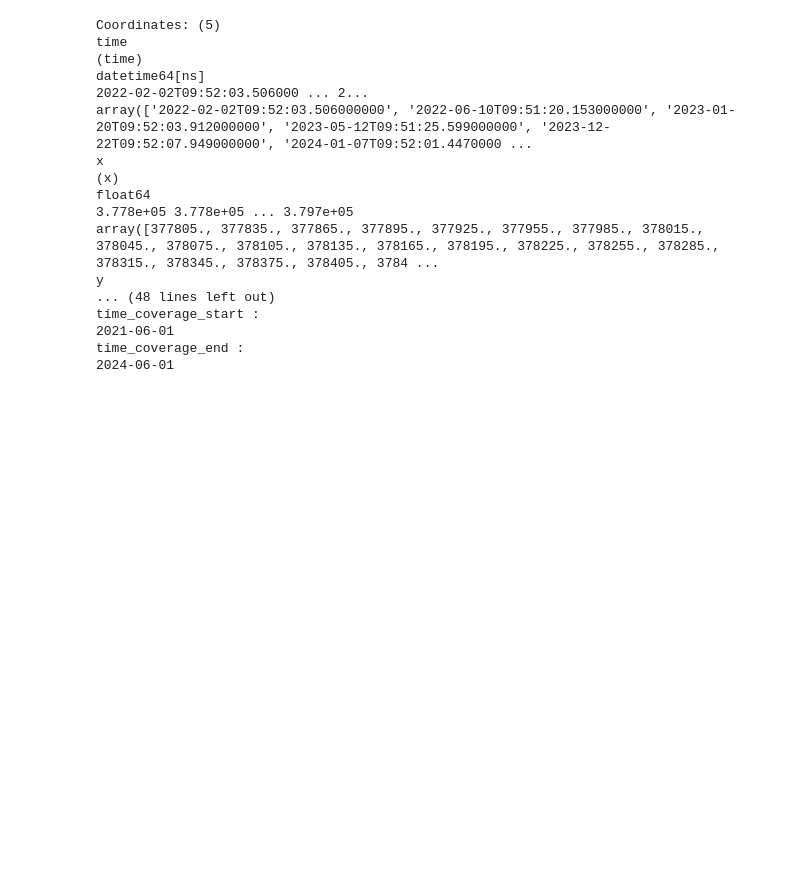
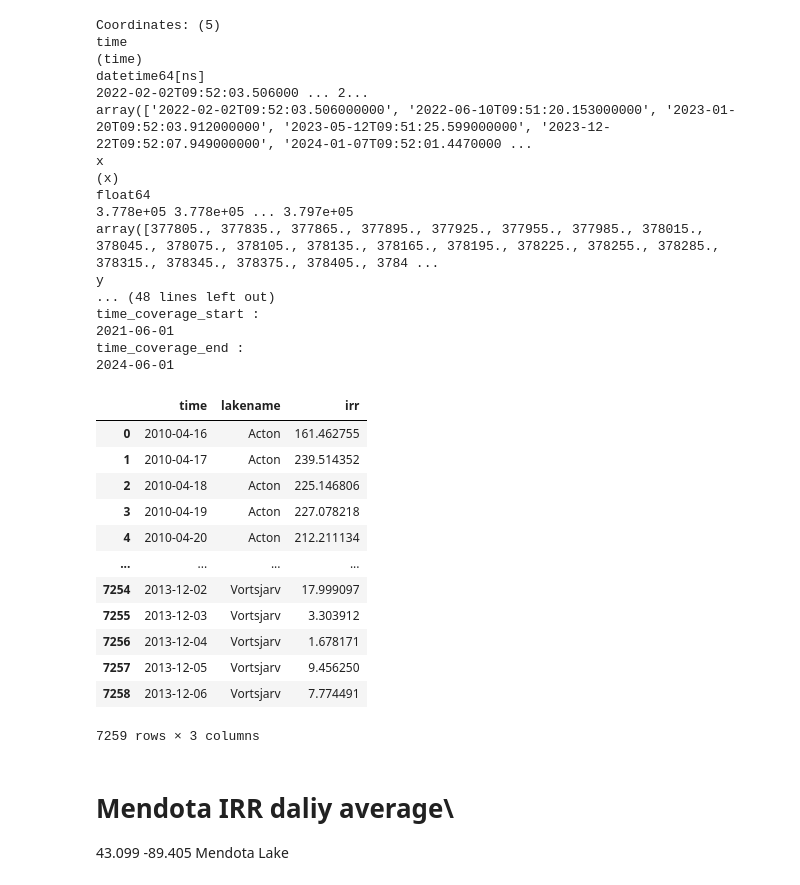
Before and after one commit to shijiarui-rs/colab_sjr_rs_w, a Jupyter notebook: CUBO_TEST_DEMO.ipynb, the cells around one changed output. Drawn from its saved outputs; the diff is of its cells as text; code cells hidden in the pictures; blank space fills up the shorter version.

```diff
--- a/CUBO_TEST_DEMO.ipynb
+++ b/CUBO_TEST_DEMO.ipynb
@@ -481,3 +481,52 @@ time_coverage_start :
 2021-06-01
 time_coverage_end :
 2024-06-01
+# %%
+from tqdm import tqdm
+import numpy as np
+import dask.array as da
+data_lake = pd.DataFrame()
+for ii in tqdm(range(len(merged_df)), desc="Processing Lakes"):
+  tmp_df = pd.DataFrame()
+  c = merged_df.iloc[ii,0]
+  center_lat = merged_df.iloc[ii,1]
+  center_lon = merged_df.iloc[ii,2]
+  start_time= merged_df.iloc[ii,-2]
+  end_time= merged_df.iloc[ii,-1]
+
+  #ERA5 IRR
+  da_IRR = cubo.create(
+    lat=center_lat,
+    lon=center_lon,
+    collection=ERA5_key[0], # ID of the GEE collection Landsat_sensor[0]
+    bands=["surface_net_solar_radiation_sum"], # Bands to retrieve
+    start_date=start_time,
+    end_date=end_time, # End date of the cube (remember in GEE this date is not included)
+    edge_size=4,
+    resolution=30,
+    gee=True # Set to True
+  )
+
+  irr = da_IRR/86400
+  irr = da.mean(irr, axis=(2, 3), keepdims=True)
+  irr_array = irr.compute()
+  tmp_df['time'] = da_IRR.time.values
+  tmp_df['lakename'] = c
+  tmp_df['irr'] = pd.DataFrame(irr_array.reshape(-1,1))
+  data_lake= pd.concat([data_lake, tmp_df], ignore_index=True)
+# %%
+data_lake
+# %% [output]
+|  | time | lakename | irr |
+| 0 | 2010-04-16 | Acton | 161.462755 |
+| 1 | 2010-04-17 | Acton | 239.514352 |
+| 2 | 2010-04-18 | Acton | 225.146806 |
+| 3 | 2010-04-19 | Acton | 227.078218 |
+| 4 | 2010-04-20 | Acton | 212.211134 |
+| ... | ... | ... | ... |
+| 7254 | 2013-12-02 | Vortsjarv | 17.999097 |
+| 7255 | 2013-12-03 | Vortsjarv | 3.303912 |
+| 7256 | 2013-12-04 | Vortsjarv | 1.678171 |
+| 7257 | 2013-12-05 | Vortsjarv | 9.456250 |
+| 7258 | 2013-12-06 | Vortsjarv | 7.774491 |
+7259 rows × 3 columns
@@ -483,0 +535,4 @@ time_coverage_end :
+# %% [markdown]
+# Mendota IRR daliy average\
+
+43.099 -89.405 Mendota Lake
```
Also changed, not shown: parts of 11 cells of this notebook.
